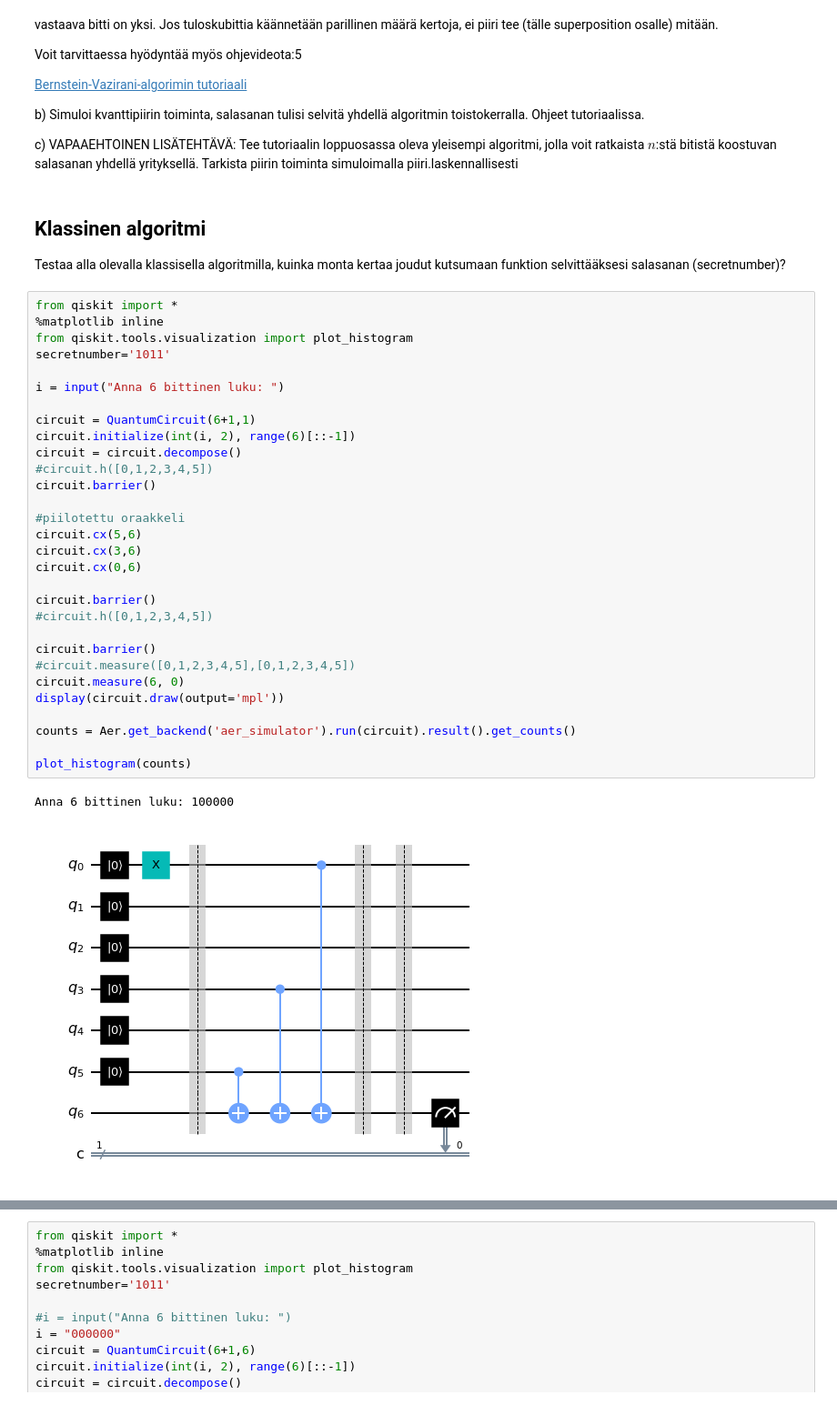
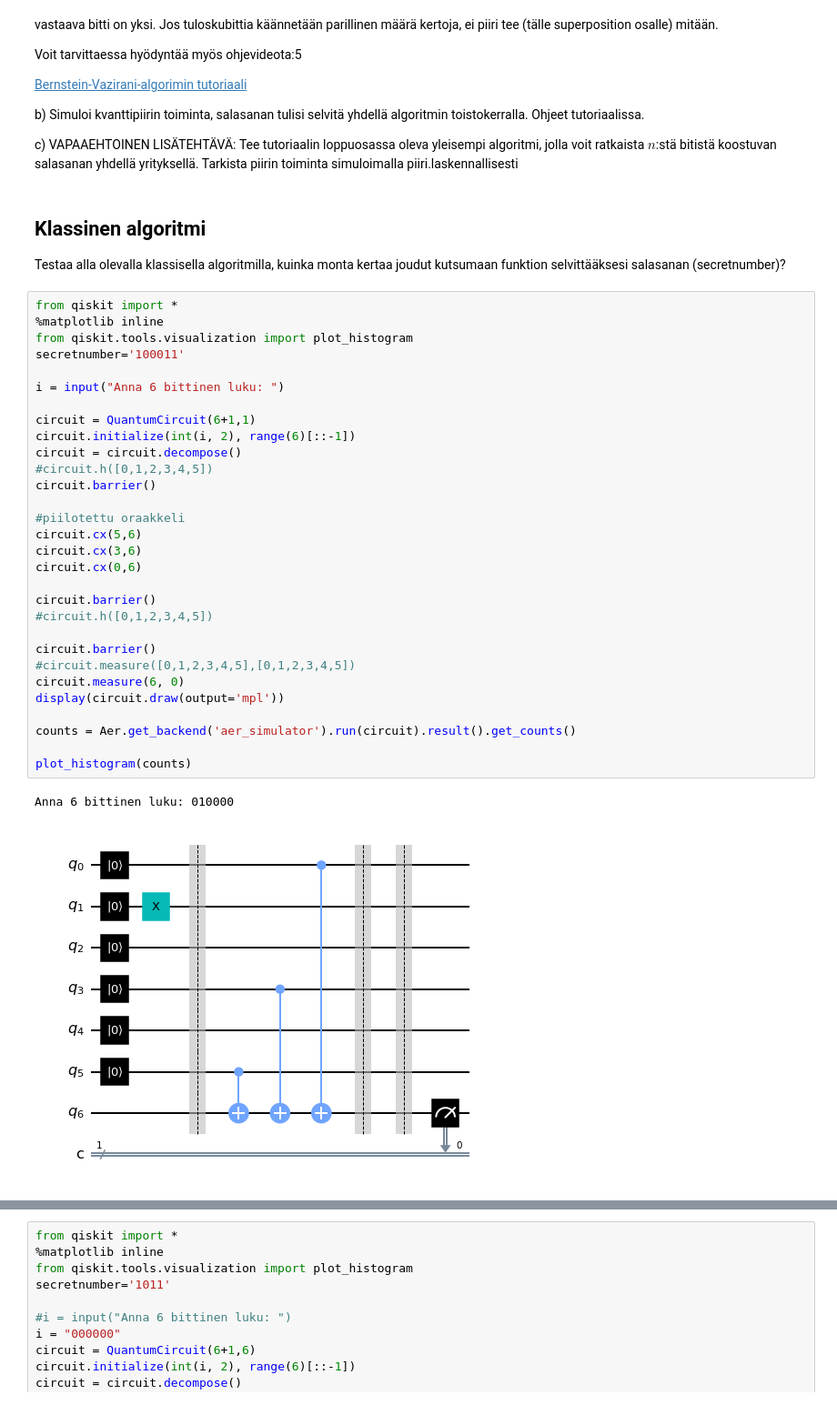
Before and after one commit to otaniemenlukio/kvanttilaskenta2022, a Jupyter notebook: kierros6/kvanttilaskenta2022, kierros6.ipynb, the cells around one changed output, grey strips where cells are left out. Shown at 91% size. Drawn from its saved outputs; the diff is of its cells as text.

```diff
--- a/kierros6/kvanttilaskenta2022, kierros6.ipynb
+++ b/kierros6/kvanttilaskenta2022, kierros6.ipynb
@@ -62,43 +62,43 @@ Voit tarvittaessa hyödyntää myös ohjevideota:5
 b) Simuloi kvanttipiirin toiminta, salasanan tulisi selvitä yhdellä algoritmin toistokerralla. Ohjeet tutoriaalissa.
 
 c) VAPAAEHTOINEN LISÄTEHTÄVÄ: Tee tutoriaalin loppuosassa oleva yleisempi algoritmi, jolla voit ratkaista $n$:stä bitistä koostuvan salasanan yhdellä yrityksellä. Tarkista piirin toiminta simuloimalla piiri.laskennallisesti
-# %% [markdown]
-## Klassinen algoritmi
-
-Testaa alla olevalla klassisella algoritmilla, kuinka monta kertaa joudut kutsumaan funktion  selvittääksesi salasanan (secretnumber)?
+# %% [markdown]
+## Klassinen algoritmi
+
+Testaa alla olevalla klassisella algoritmilla, kuinka monta kertaa joudut kutsumaan funktion  selvittääksesi salasanan (secretnumber)?
 # %%
 from qiskit import *
 %matplotlib inline
 from qiskit.tools.visualization import plot_histogram
-secretnumber='1011'
+secretnumber='100011'
 
 i = input("Anna 6 bittinen luku: ")
 
 circuit = QuantumCircuit(6+1,1)
 circuit.initialize(int(i, 2), range(6)[::-1])
 circuit = circuit.decompose()
 #circuit.h([0,1,2,3,4,5])
 circuit.barrier()
 
 #piilotettu oraakkeli
 circuit.cx(5,6)
 circuit.cx(3,6)
 circuit.cx(0,6)
 
 circuit.barrier()
 #circuit.h([0,1,2,3,4,5])
 
 circuit.barrier()
 #circuit.measure([0,1,2,3,4,5],[0,1,2,3,4,5])
 circuit.measure(6, 0)
 display(circuit.draw(output='mpl'))
 
 counts = Aer.get_backend('aer_simulator').run(circuit).result().get_counts()
 
 plot_histogram(counts)
 # %% [output]
-Anna 6 bittinen luku: 100000
+Anna 6 bittinen luku: 010000
-[figure, old version]
+[figure, new version]
 [figure]
 # %%
 from qiskit import *
```
Also changed, not shown: parts of 4 cells of this notebook, 9 other files.
